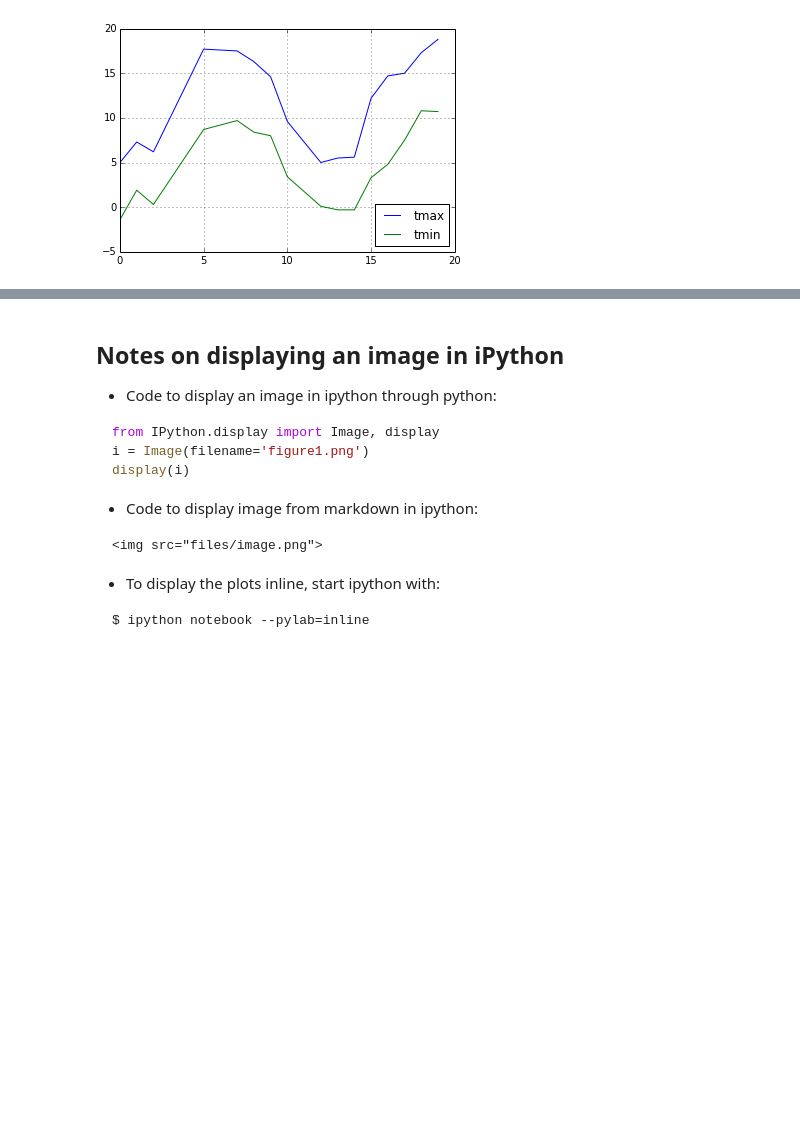
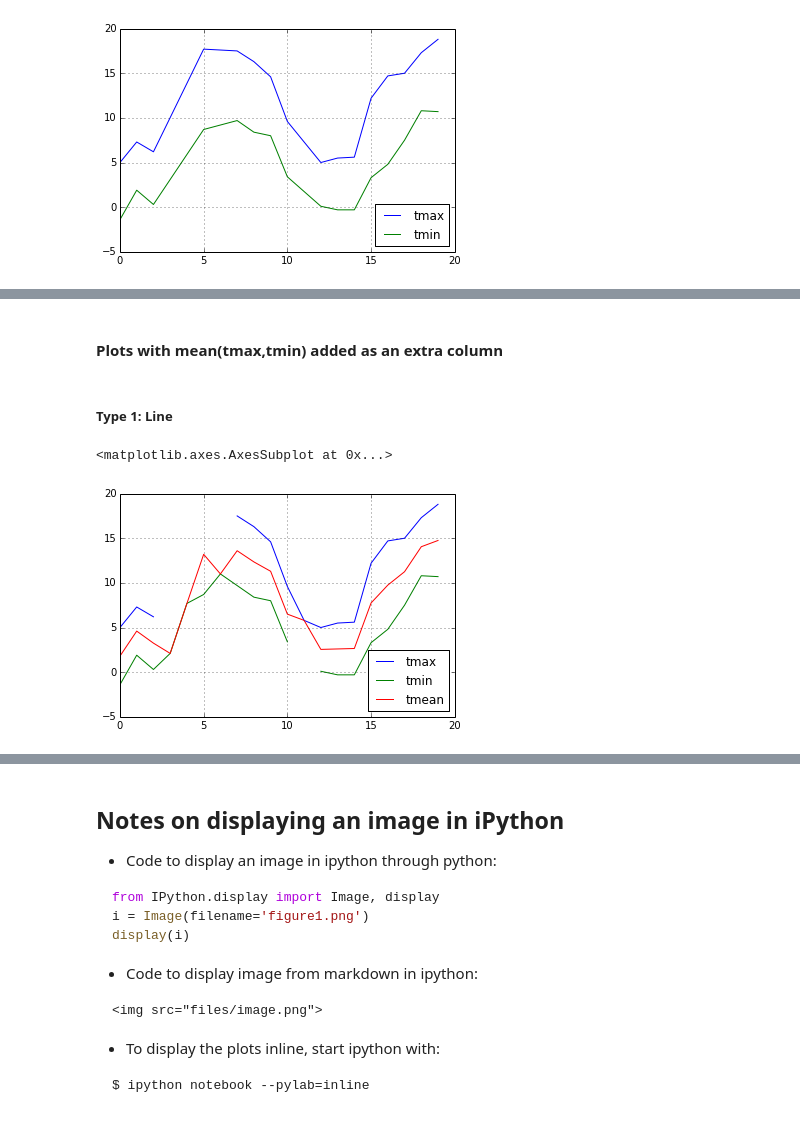
Before and after one commit to Devang-25/codeRiddles, a Jupyter notebook: hacker_rank/expansion-challenge/temperature_prediction_sample.ipynb, the cells around one changed output, grey strips where cells are left out. Saved outputs shown, nothing was run; the diff lists cells and outputs as text; code cells hidden in the pictures; blank space fills up the shorter version.

```diff
--- a/hacker_rank/expansion-challenge/temperature_prediction_sample.ipynb
+++ b/hacker_rank/expansion-challenge/temperature_prediction_sample.ipynb
@@ -186,0 +212,4 @@ dtype: float64
+# %%
+df2 = pd.DataFrame(PT.df[[2,3]].mean(1), columns=['tmean'])
+df3 = PT .df.join(df2)
+df3
@@ -202,0 +254,9 @@ c.plot()
+# %% [markdown]
+#### Plots with mean(tmax,tmin) added as an extra column
+# %% [markdown]
+##### Type 1: Line
+# %%
+df3[[2,3,4]].plot()
+# %% [output]
+<matplotlib.axes.AxesSubplot at 0x...>
+[figure, added]
```
Also changed, not shown: parts of 16 cells of this notebook.
